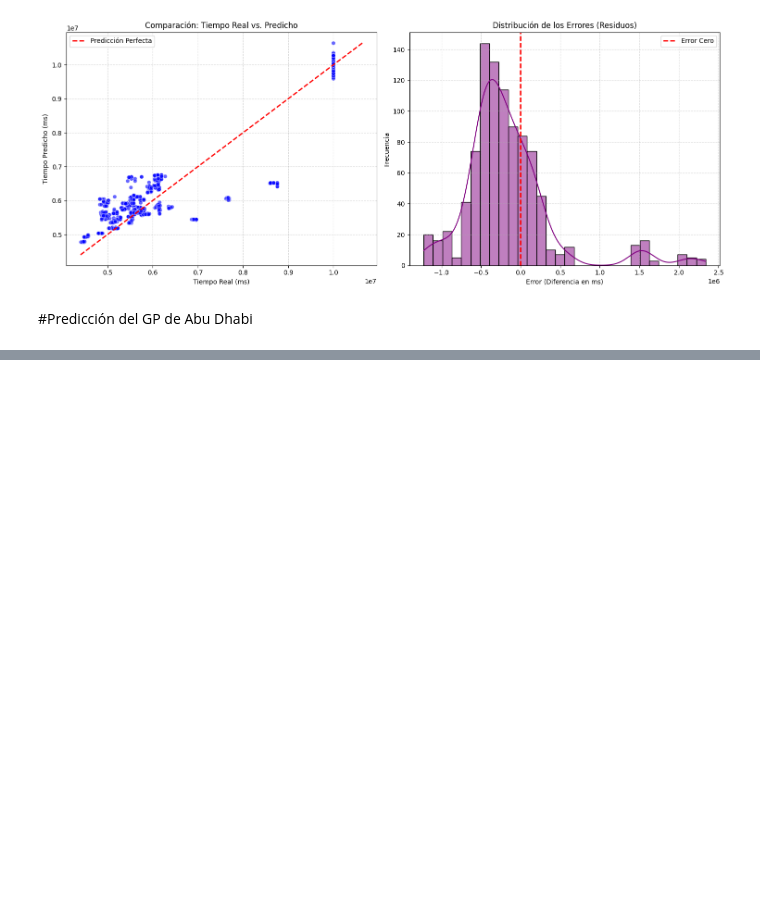
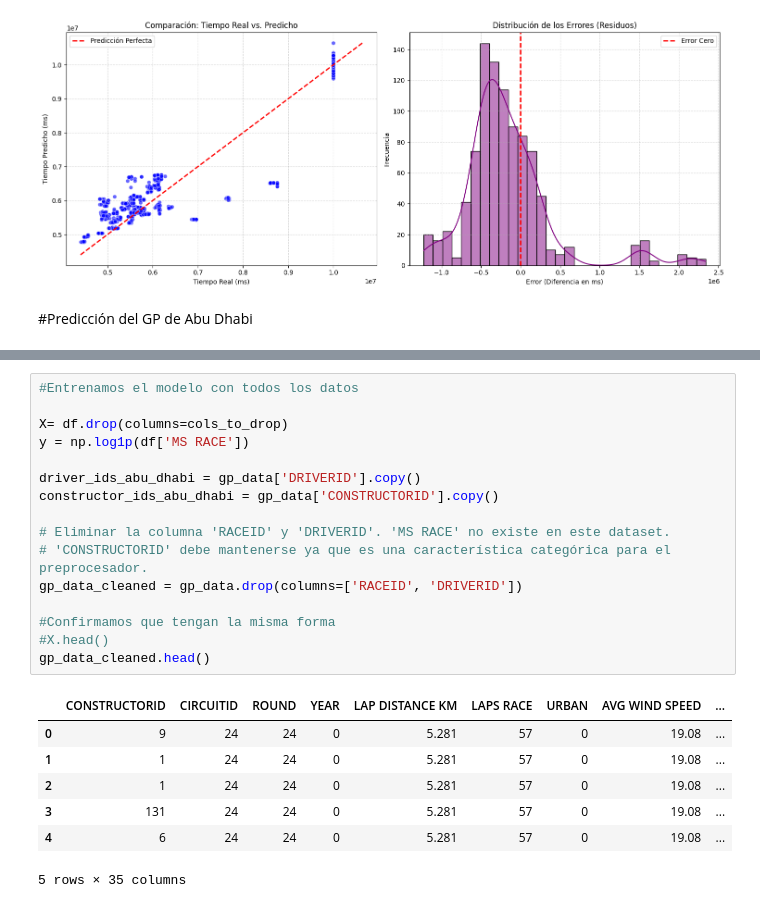
Before and after one commit to 100479095/Predictor_F1_2025, a Jupyter notebook: entrenamiento_modelo.ipynb, the cells around one changed output, grey strips where cells are left out. Drawn from its saved outputs; the diff is of its cells as text; blank space fills up the shorter version.

```diff
--- a/entrenamiento_modelo.ipynb
+++ b/entrenamiento_modelo.ipynb
@@ -270,0 +295,24 @@ plt.show()
+# %%
+#Entrenamos el modelo con todos los datos
+
+X= df.drop(columns=cols_to_drop)
+y = np.log1p(df['MS RACE'])
+
+driver_ids_abu_dhabi = gp_data['DRIVERID'].copy()
+constructor_ids_abu_dhabi = gp_data['CONSTRUCTORID'].copy()
+
+# Eliminar la columna 'RACEID' y 'DRIVERID'. 'MS RACE' no existe en este dataset.
+# 'CONSTRUCTORID' debe mantenerse ya que es una característica categórica para el preprocesador.
+gp_data_cleaned = gp_data.drop(columns=['RACEID', 'DRIVERID'])
+
+#Confirmamos que tengan la misma forma
+#X.head()
+gp_data_cleaned.head()
+# %% [output]
+|  | CONSTRUCTORID | CIRCUITID | ROUND | YEAR | LAP DISTANCE KM | LAPS RACE | URBAN | AVG WIND SPEED | ... |
+| 0 | 9 | 24 | 24 | 0 | 5.281 | 57 | 0 | 19.08 | ... |
+| 1 | 1 | 24 | 24 | 0 | 5.281 | 57 | 0 | 19.08 | ... |
+| 2 | 1 | 24 | 24 | 0 | 5.281 | 57 | 0 | 19.08 | ... |
+| 3 | 131 | 24 | 24 | 0 | 5.281 | 57 | 0 | 19.08 | ... |
+| 4 | 6 | 24 | 24 | 0 | 5.281 | 57 | 0 | 19.08 | ... |
+5 rows × 35 columns
```
Also changed, not shown: parts of 7 cells of this notebook.
